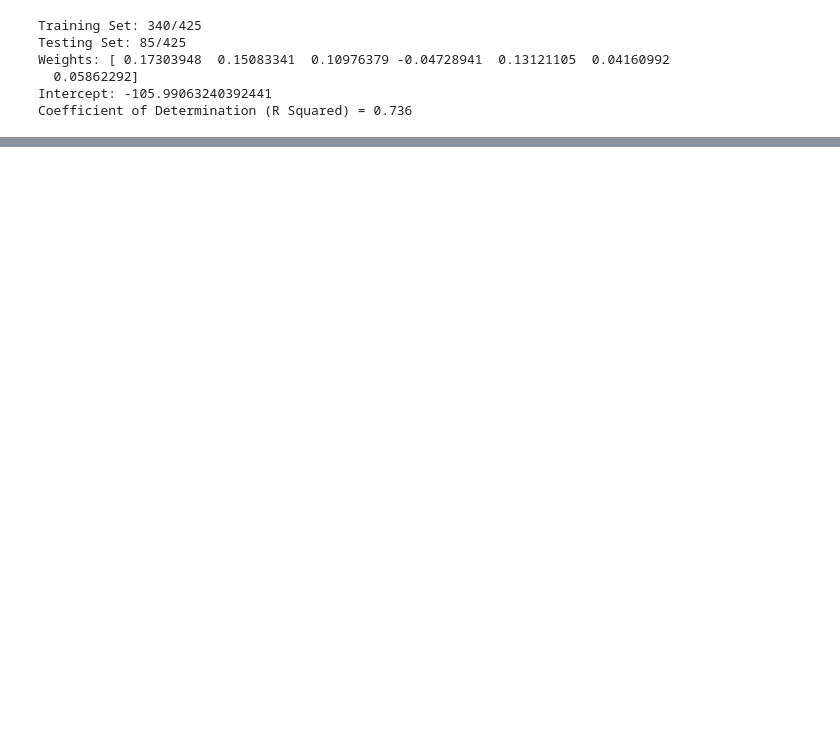
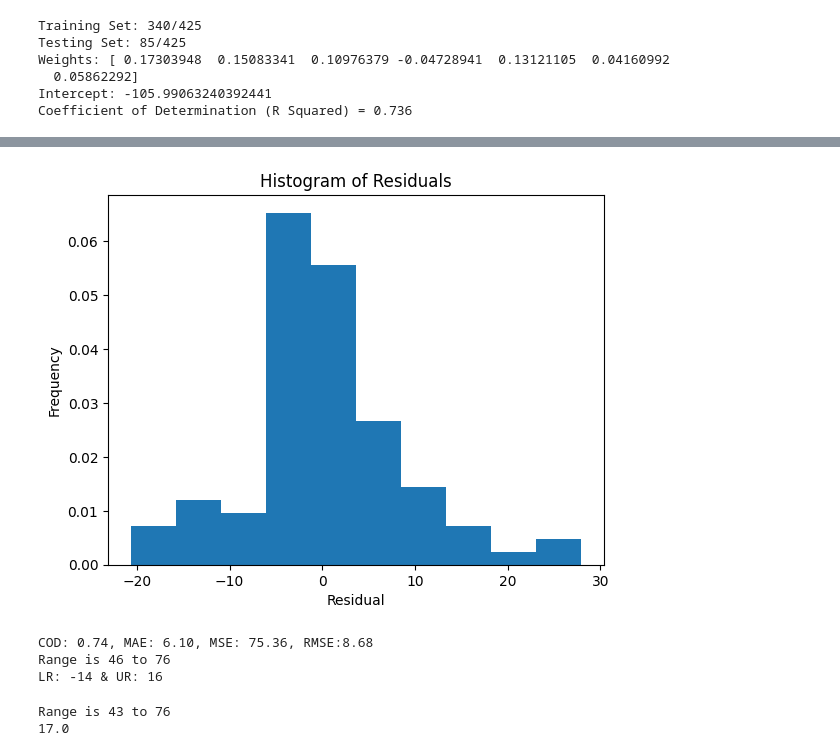
Before and after one commit to wxb-sly/aice-2026-bc, a Jupyter notebook: notebooks/LiR.ipynb, the cells around one changed output, grey strips where cells are left out. Cells and saved outputs as stored; diff of their text form; code cells hidden in the pictures; blank space fills up the shorter version.

```diff
--- a/notebooks/LiR.ipynb
+++ b/notebooks/LiR.ipynb
@@ -96,0 +128,63 @@ Coefficient of Determination (R Squared) = 0.736
+# %%
+# residual = y_predicted - y_actual akaa in-sample residual/test-residual/out-of-sample error, prediction error/error term (in eco)
+# how far were we off?
+
+residuals = y_test - predicted_strengths
+# postivie tests means overprediction/here overestimating strength (safety risk in concr)
+
+# histogram of residuals
+plt.hist(residuals, density = True)
+
+plt.xlabel('Residual')
+plt.ylabel('Frequency')
+
+plt.title('Histogram of Residuals')
+
+plt.show()
+# %% [output]
+[figure, added]
+# %%
+cod = r2_score(y_test, predicted_strengths)
+mae = mean_absolute_error(y_test, predicted_strengths)
+mse = mean_squared_error(y_test, predicted_strengths)
+rmse = np.sqrt(mse) # residual standard error
+
+
+# lower rmse is always better
+print(f'COD: {cod:.2f}, MAE: {mae:.2f}, MSE: {mse:.2f}, RMSE:{rmse:.2f}')
+
+# What "error margin" should you report for the predictions made?
+# Example, the model predicts strength of 60MPa for a input feature vector.
+# You should report it as "60 +- (MARGIN) MPa"
+
+# +- we usually use assym band in production
+# in histg we can see -20, +30 range that means we are going to overestimate str rather than underst
+
+lower_percentile = np.percentile(residuals, 5)   # e.g., -20
+upper_percentile = np.percentile(residuals, 95)  # e.g., +30
+
+# Report: "60 MPa, but realistically
+print(f"Range is {60+lower_percentile:.0f} to {60+upper_percentile:.0f}")
+# i.e., [40, 90] MPa (asymmetric)
+print(f"LR: {lower_percentile:.0f} & UR: {upper_percentile:.0f}")
+# %% [output]
+COD: 0.74, MAE: 6.10, MSE: 75.36, RMSE:8.68
+Range is 46 to 76
+LR: -14 & UR: 16
+# %%
+# SE_prediction = σ_residuals * √[1 + (1/n) + (X_test - X_mean)² / Σ(X_train - X_mean)²]; complex to calc
+# if test sample is far from training data (extrapolation), SE increases → wider band
+# If  test sample is near training centroid, SE decreases → tighter band
+
+
+# if we simiply use margin = 1.96 * np.std(residuals) assume Gaussian we will NOT be ignoring residual variance (noise) but ignoring model coeef uncertainity (weights themselves are estimates)
+# ignoring the leverage effect (how far test points are from training data
+
+z_crit = 1.96 # for 95% CI
+std_error = np.std(residuals, ddof=1) # ddof = 1 uses n-1 in the deno
+margin_simple = z_crit * std_error
+print(f"Range is {60 - margin_simple:.0f} to {60+upper_percentile:.0f}")
+print(round(margin_simple, 0))
+# %% [output]
+Range is 43 to 76
+17.0
```
Also changed, not shown: parts of 3 cells of this notebook.
